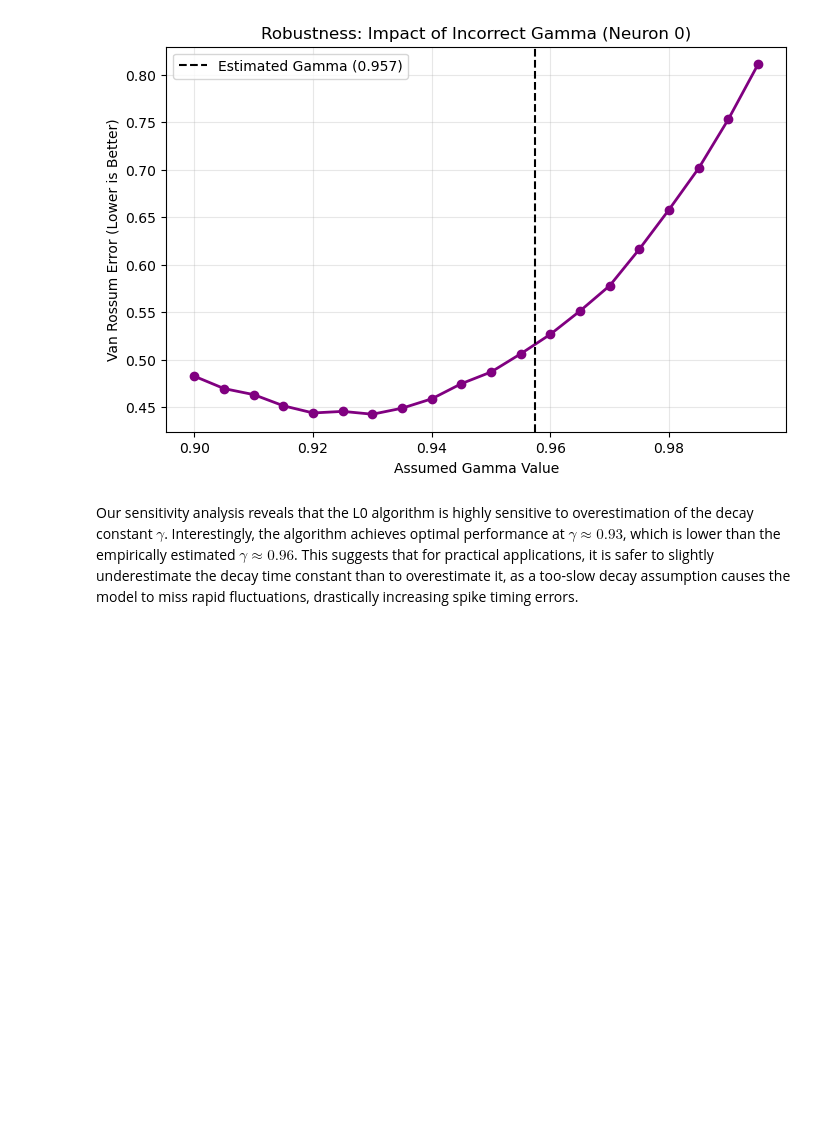
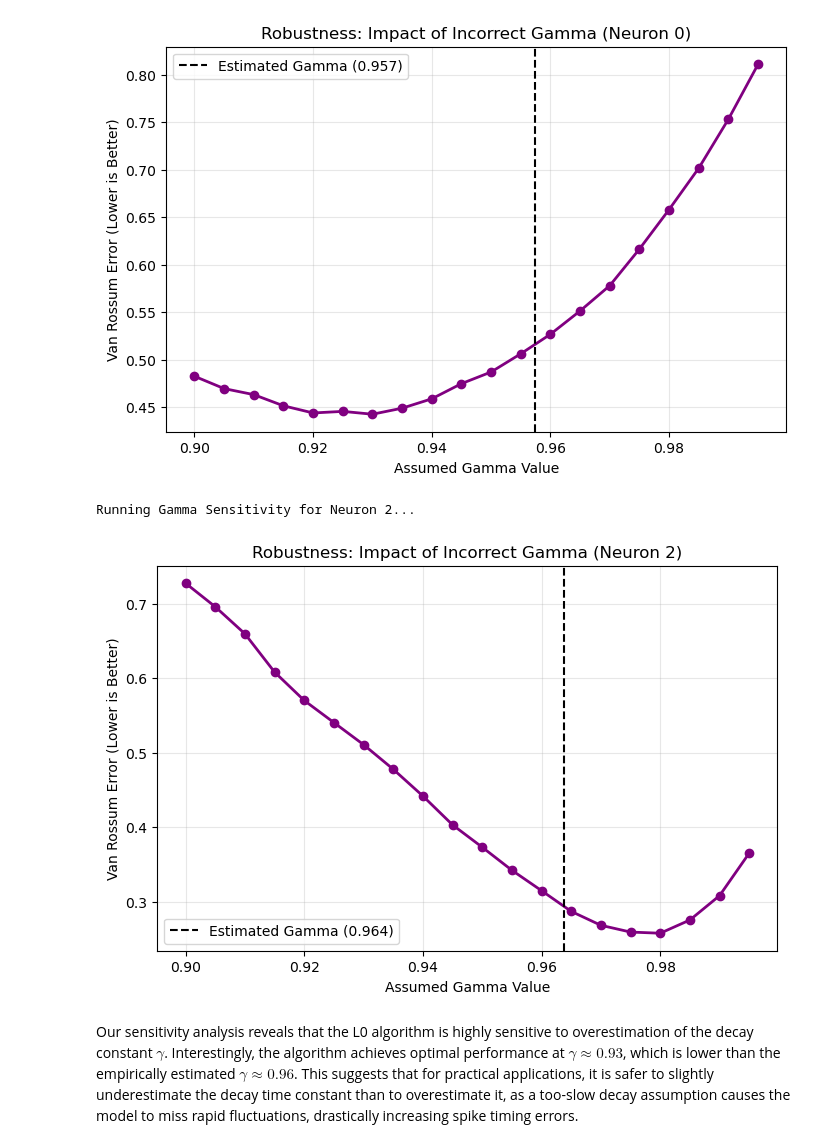
Before and after one commit to smsk-01/MVA-TimesSeries-Project, a Jupyter notebook: FastLZeroSpikeInference/python/FastLZeroSpikeInference/Projet-TS.ipynb, the cells around one changed output. Drawn from its saved outputs; the diff is of its cells as text; code cells hidden in the pictures; blank space fills up the shorter version.

```diff
--- a/FastLZeroSpikeInference/python/FastLZeroSpikeInference/Projet-TS.ipynb
+++ b/FastLZeroSpikeInference/python/FastLZeroSpikeInference/Projet-TS.ipynb
@@ -1084,6 +1085,11 @@ run_gamma_sensitivity(0, df_train_calcium, df_train_spikes)
 # %% [output]
 Running Gamma Sensitivity for Neuron 0...
 [figure]
+# %%
+run_gamma_sensitivity(2, df_train_calcium, df_train_spikes)
+# %% [output]
+Running Gamma Sensitivity for Neuron 2...
+[figure, added]
 # %% [markdown]
 Our sensitivity analysis reveals that the L0 algorithm is highly sensitive to overestimation of the decay constant $\gamma$. Interestingly, the algorithm achieves optimal performance at $\gamma \approx 0.93$, which is lower than the empirically estimated $\gamma \approx 0.96$. This suggests that for practical applications, it is safer to slightly underestimate the decay time constant than to overestimate it, as a too-slow decay assumption causes the model to miss rapid fluctuations, drastically increasing spike timing errors.
 # %% [markdown]
```
Also changed, not shown: parts of 4 cells of this notebook.
